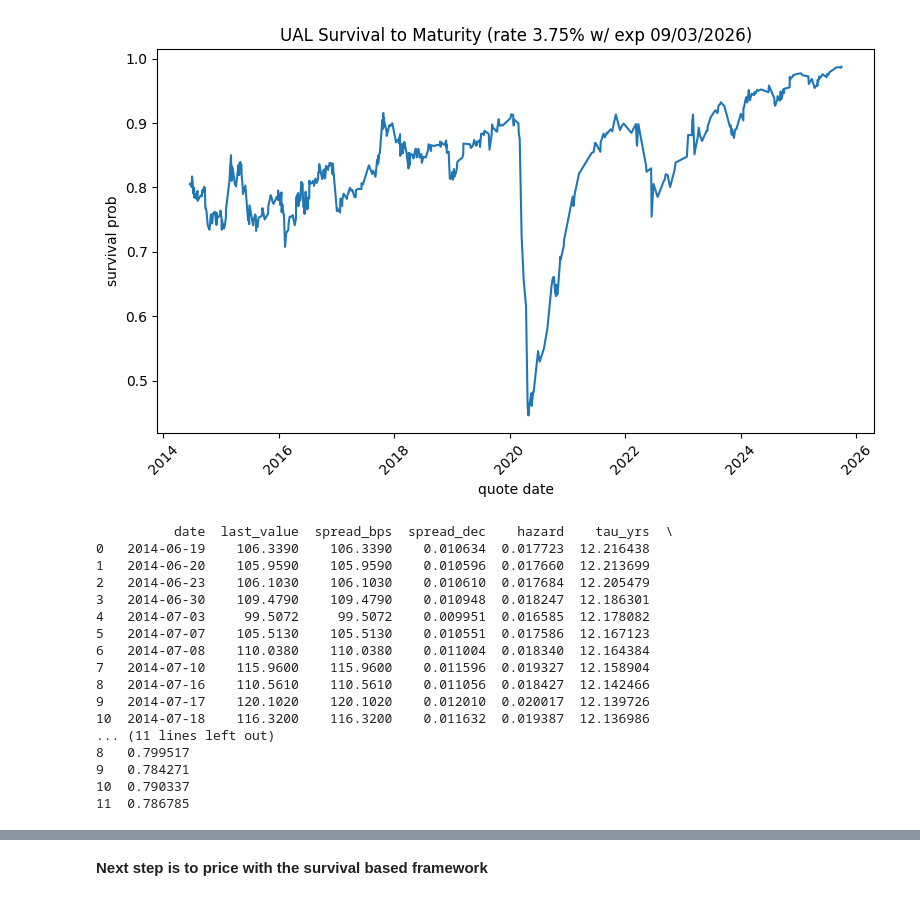
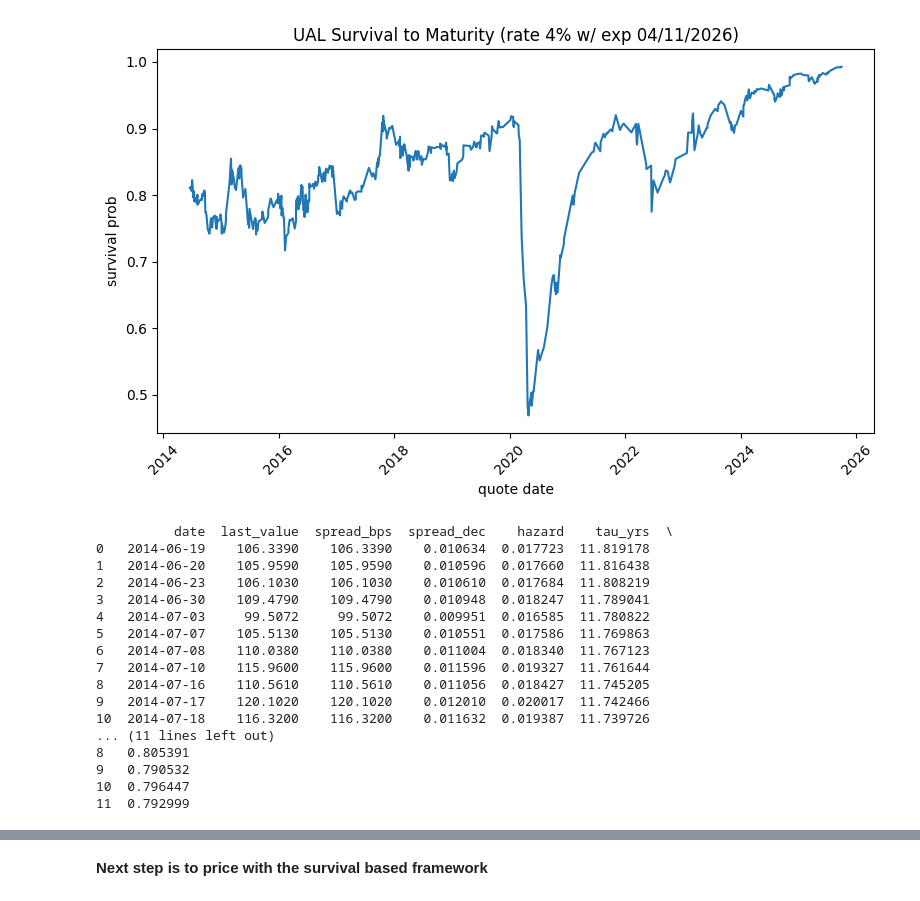
Before and after one commit to Quant-Liam/FE800-Research, a Jupyter notebook: FA800 ProjectDraft.ipynb, the cells around one changed output, grey strips where cells are left out. Saved outputs shown, nothing was run; the diff lists cells and outputs as text; code cells hidden in the pictures.

```diff
--- a/FA800 ProjectDraft.ipynb
+++ b/FA800 ProjectDraft.ipynb
@@ -11,6 +11,7 @@ import matplotlib.pyplot as plt
 
 file = r"C:\Users\LiamRodgers\Desktop\Python\Classes\FE800\FE800-Research\NewUAL\UALPricingnew.csv"
 df = pd.read_csv(file)
+
 
 
 #keeping date to last in spread
@@ -59,57 +60,57 @@ df["hazard"] = df["spread_dec"] / (1 - r)
 
 #taking exp maturity from bond des
 
-expm = datetime(2026, 9, 3).date()
+expm = datetime(2026, 4, 11).date()
 
 df["tau_yrs"] = (pd.to_datetime(expm) - pd.to_datetime(df["date"])).dt.days / 365.0
 df = df[df["tau_yrs"] >= 0].copy()
 
 
 #calculating survival under constant hzrd to maturity
 
 df["s_tau"] = np.exp(-df["hazard"] * df["tau_yrs"])
 
 #save as csv
 
 #saved = "/Users/anthonygiller/Downloads/UAL_reduced_form_survival.csv"
 #df.to_csv("UAL_survival_to_maturity.csv", index=False)
 
 #========================================
 
 #plot survival prob
 
 plt.figure(figsize=(8,5))
 
 plt.plot(df["date"], df["s_tau"])
-plt.title("UAL Survival to Maturity (rate 3.75% w/ exp 09/03/2026)")
+plt.title("UAL Survival to Maturity (rate 4% w/ exp 04/11/2026)")
 plt.xlabel("quote date")
 plt.ylabel("survival prob")
 
 plt.xticks(rotation=45)
 plt.tight_layout()
 plt.show()
 
 
 print(df.head(12))
 # %% [output]
-[figure, old version]
+[figure, new version]
           date  last_value  spread_bps  spread_dec    hazard    tau_yrs  \
-0   2014-06-19    106.3390    106.3390    0.010634  0.017723  12.216438
-1   2014-06-20    105.9590    105.9590    0.010596  0.017660  12.213699
-2   2014-06-23    106.1030    106.1030    0.010610  0.017684  12.205479
-3   2014-06-30    109.4790    109.4790    0.010948  0.018247  12.186301
-4   2014-07-03     99.5072     99.5072    0.009951  0.016585  12.178082
-5   2014-07-07    105.5130    105.5130    0.010551  0.017586  12.167123
-6   2014-07-08    110.0380    110.0380    0.011004  0.018340  12.164384
-7   2014-07-10    115.9600    115.9600    0.011596  0.019327  12.158904
-8   2014-07-16    110.5610    110.5610    0.011056  0.018427  12.142466
-9   2014-07-17    120.1020    120.1020    0.012010  0.020017  12.139726
-10  2014-07-18    116.3200    116.3200    0.011632  0.019387  12.136986
+0   2014-06-19    106.3390    106.3390    0.010634  0.017723  11.819178
+1   2014-06-20    105.9590    105.9590    0.010596  0.017660  11.816438
+2   2014-06-23    106.1030    106.1030    0.010610  0.017684  11.808219
+3   2014-06-30    109.4790    109.4790    0.010948  0.018247  11.789041
+4   2014-07-03     99.5072     99.5072    0.009951  0.016585  11.780822
+5   2014-07-07    105.5130    105.5130    0.010551  0.017586  11.769863
+6   2014-07-08    110.0380    110.0380    0.011004  0.018340  11.767123
+7   2014-07-10    115.9600    115.9600    0.011596  0.019327  11.761644
+8   2014-07-16    110.5610    110.5610    0.011056  0.018427  11.745205
+9   2014-07-17    120.1020    120.1020    0.012010  0.020017  11.742466
+10  2014-07-18    116.3200    116.3200    0.011632  0.019387  11.739726
 ... (11 lines left out)
-8   0.799517
-9   0.784271
-10  0.790337
-11  0.786785
+8   0.805391
+9   0.790532
+10  0.796447
+11  0.792999
 # %%
 df.rename(columns ={'tau_yrs': 'Time_to_Maturity'}, inplace=True)
 df = df[['date', 'Time_to_Maturity', 'last_value', 'spread_bps', 'spread_dec', 'hazard', 's_tau']]
```
Also changed, not shown: parts of 15 cells of this notebook.
